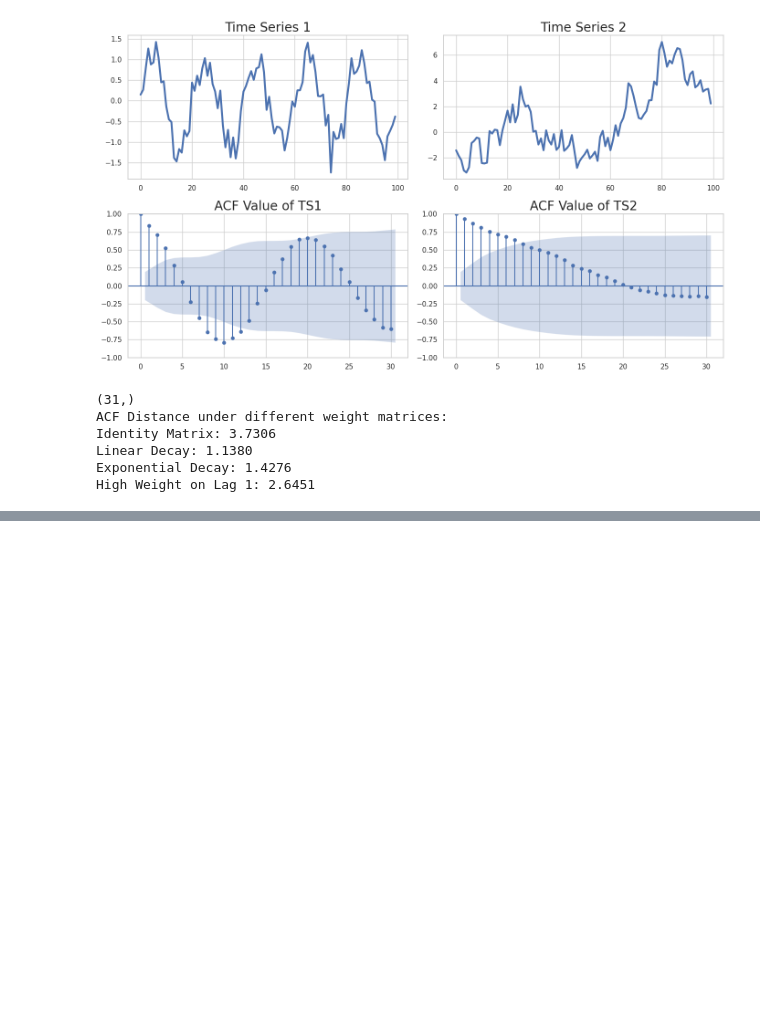
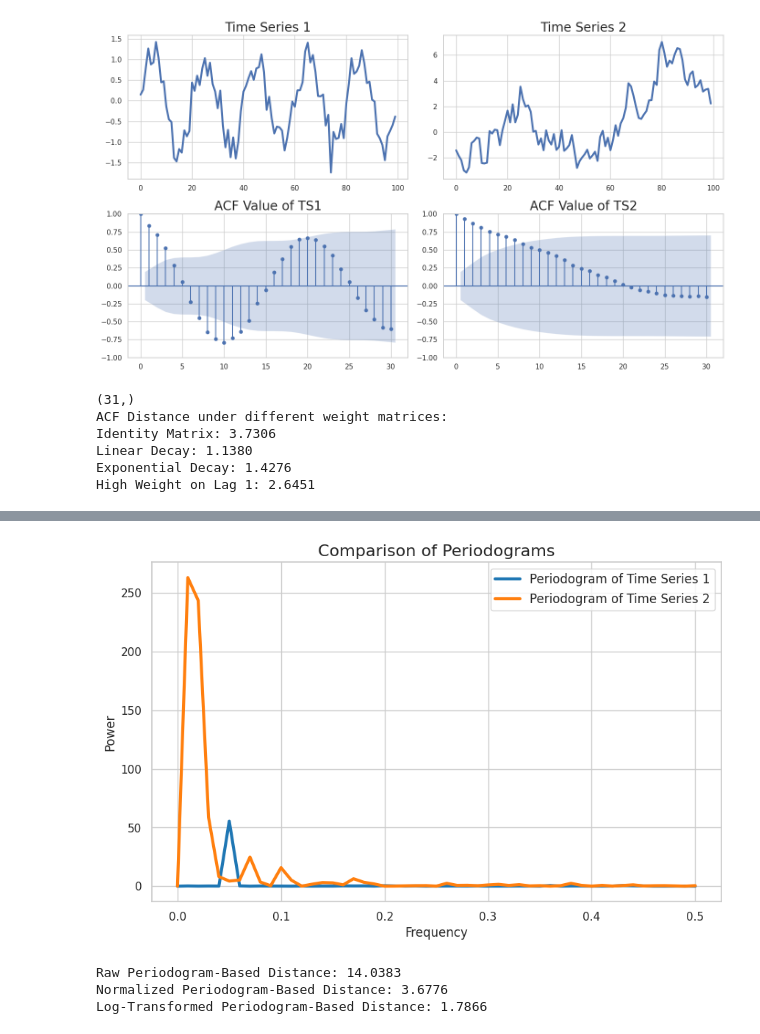
Before and after one commit to NetManAIOps/ANM2025, a Jupyter notebook: lec3/Distance_Based_Autocorrelation_new.ipynb, the cells around one changed output, grey strips where cells are left out. Saved outputs shown, nothing was run; the diff lists cells and outputs as text; code cells hidden in the pictures; blank space fills up the shorter version.

```diff
--- a/lec3/Distance_Based_Autocorrelation_new.ipynb
+++ b/lec3/Distance_Based_Autocorrelation_new.ipynb
@@ -81,0 +150,47 @@ High Weight on Lag 1: 2.6451
+# %%
+import numpy as np
+import matplotlib.pyplot as plt
+from scipy.signal import periodogram
+
+freqs1, power1 = periodogram(ts1)
+freqs2, power2 = periodogram(ts2)
+
+plt.figure(figsize=(10, 6))
+plt.plot(freqs1, power1, label='Periodogram of Time Series 1', linewidth=3, color='tab:blue')
+plt.plot(freqs2, power2, label='Periodogram of Time Series 2', linewidth=3, color='tab:orange')
+plt.title('Comparison of Periodograms', fontsize=16)
+plt.xlabel('Frequency')
+plt.ylabel('Power')
+plt.legend(fontsize=12)
+plt.grid(True)
+plt.show()
+
+# --- 1. Raw Periodogram-Based Distance ---
+raw_distance = np.mean(np.abs(power1 - power2))
+
+# --- 2. Normalized Periodogram-Based Distance ---
+# Normalize by variance (gamma0, which is the variance of the time series)
+gamma0_ts1 = np.var(ts1)
+gamma0_ts2 = np.var(ts2)
+
+normalized_power1 = power1 / gamma0_ts1
+normalized_power2 = power2 / gamma0_ts2
+
+normalized_distance = np.mean(np.abs(normalized_power1 - normalized_power2))
+
+# --- 3. Log-Transformed Periodogram-Based Distance ---
+# Log transform (adding small epsilon to avoid log(0))
+log_power1 = np.log(normalized_power1 + 1e-8)
+log_power2 = np.log(normalized_power2 + 1e-8)
+
+log_transformed_distance = np.mean(np.abs(log_power1 - log_power2))
+
+# Print distances
+print(f"Raw Periodogram-Based Distance: {raw_distance:.4f}")
+print(f"Normalized Periodogram-Based Distance: {normalized_distance:.4f}")
+print(f"Log-Transformed Periodogram-Based Distance: {log_transformed_distance:.4f}")
+# %% [output]
+[figure, added]
+Raw Periodogram-Based Distance: 14.0383
+Normalized Periodogram-Based Distance: 3.6776
+Log-Transformed Periodogram-Based Distance: 1.7866
```
Also changed, not shown: parts of 2 cells of this notebook.
